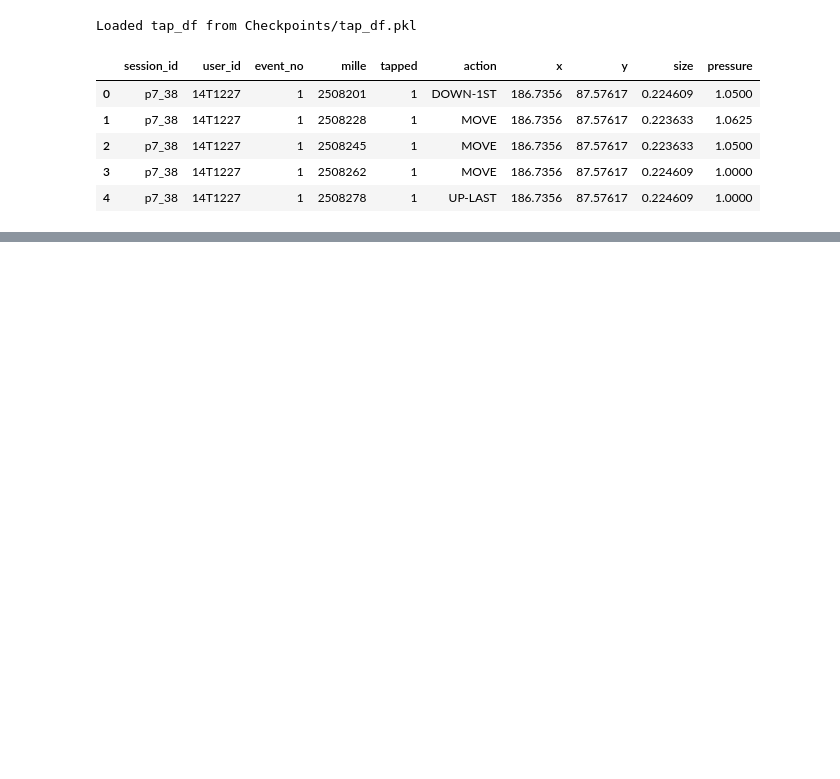
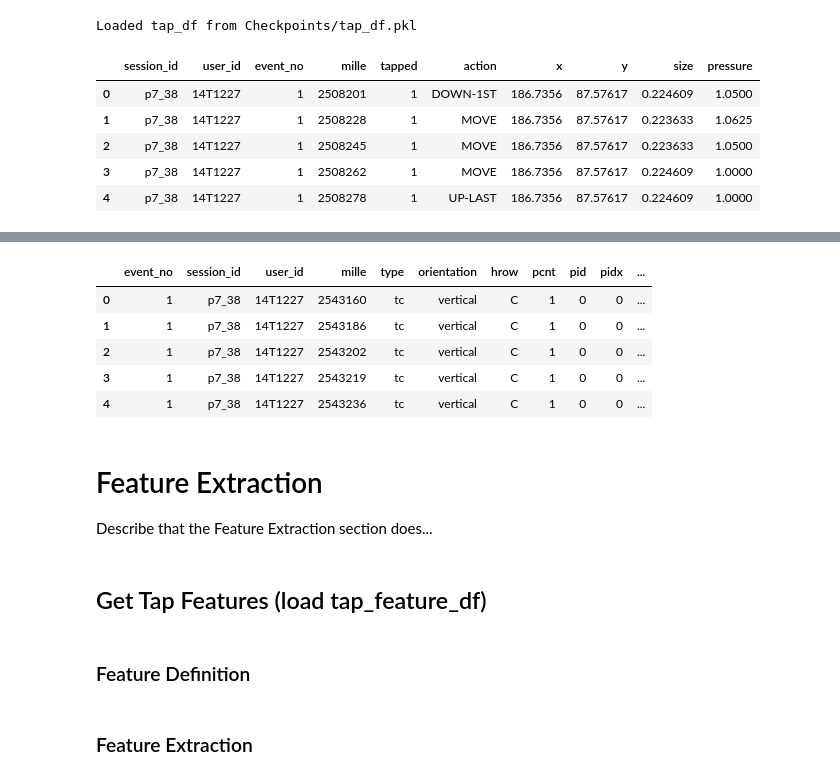
Before and after one commit to tbirms/ChildSafetyProject, a Jupyter notebook: Notebooks/age-group-classification-parallel-fusion.ipynb, the cells around one changed output, grey strips where cells are left out. Drawn from its saved outputs; the diff is of its cells as text; code cells hidden in the pictures; blank space fills up the shorter version.

Commit message:
added tap feature definition and extraction

```diff
--- a/Notebooks/age-group-classification-parallel-fusion.ipynb
+++ b/Notebooks/age-group-classification-parallel-fusion.ipynb
@@ -535,0 +821,16 @@ tap_df.head()
+# %%
+swipe_df.head()
+# %% [output]
+|  | event_no | session_id | user_id | mille | type | orientation | hrow | pcnt | pid | pidx | ... |
+| 0 | 1 | p7_38 | 14T1227 | 2543160 | tc | vertical | C | 1 | 0 | 0 | ... |
+| 1 | 1 | p7_38 | 14T1227 | 2543186 | tc | vertical | C | 1 | 0 | 0 | ... |
+| 2 | 1 | p7_38 | 14T1227 | 2543202 | tc | vertical | C | 1 | 0 | 0 | ... |
+| 3 | 1 | p7_38 | 14T1227 | 2543219 | tc | vertical | C | 1 | 0 | 0 | ... |
+| 4 | 1 | p7_38 | 14T1227 | 2543236 | tc | vertical | C | 1 | 0 | 0 | ... |
+# %% [markdown]
+# Feature Extraction
+Describe that the Feature Extraction section does...
+# %% [markdown]
+## Get Tap Features (load tap_feature_df)
+# %% [markdown]
+### Feature Definition
@@ -535,0 +1119,2 @@ tap_df.head()
+# %% [markdown]
+### Feature Extraction
```
Also changed, not shown: parts of 17 cells of this notebook.
